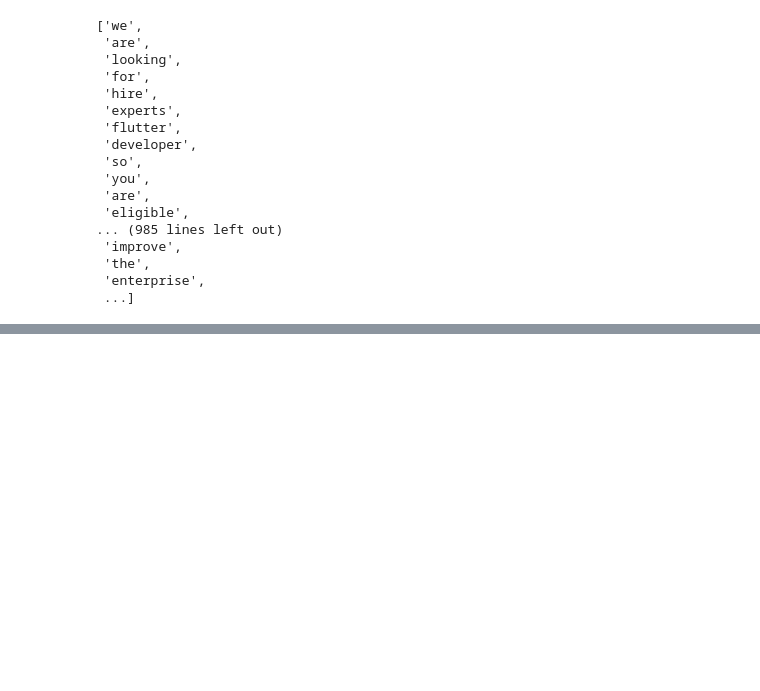
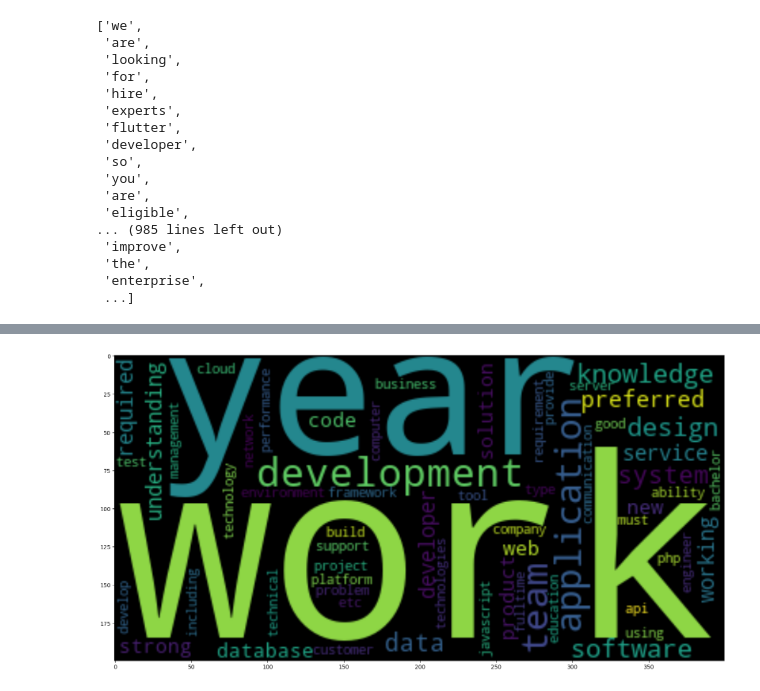
Before and after one commit to senghok510/Resume_matching, a Jupyter notebook: notebooks/data_preprocessing.ipynb, the cells around one changed output, grey strips where cells are left out. Drawn from its saved outputs; the diff is of its cells as text; code cells hidden in the pictures; blank space fills up the shorter version.

```diff
--- a/notebooks/data_preprocessing.ipynb
+++ b/notebooks/data_preprocessing.ipynb
@@ -462,6 +501,28 @@ Least Frequent Word(s):
 print("sciencetechnical in tokens:", 'sciencetechnical' in resume_tokens)
 # %% [output]
 sciencetechnical in tokens: True
+# %%
+import spacy
+
+# Load the English language model for lemmatization
+nlp = spacy.load('en_core_web_sm')
+nlp.max_length = 10000000
+
+# Function to lemmatize a list of tokens
+def lemmatize_tokens(tokens):
+    # Join tokens into a single string
+    text = ' '.join(tokens)
+    # Process the text with spaCy
+    doc = nlp(text)
+    # Extract lemmatized tokens
+    lemmatized_tokens = [token.lemma_ for token in doc]
+    return ' '.join(lemmatized_tokens)
+
+# Apply lemmatization to resumes
+resume['lemmatized_resume'] = resume['cleaned_resume'].apply(lambda x: lemmatize_tokens(x.split()))
+
+# Apply lemmatization to job descriptions
+job['lemmatized_job'] = job['cleaned_job'].apply(lambda x: lemmatize_tokens(x.split()))
 # %%
 # Lemmatise the tokens
 import spacy
@@ -575,0 +621,3 @@ len(job_tokens)
+# %%
+job_tokens = [word for word in job_tokens if word not in stop_words]
+job_tokens[:15]
@@ -575,0 +642,14 @@ len(job_tokens)
+# %%
+from wordcloud import WordCloud
+wordcloudimage = WordCloud( font_step=2 ,
+max_font_size=500,
+collocations = False,
+
+collocation_threshold = 1
+).generate(" ".join(job_tokens))
+plt.figure(figsize=(25, 10))
+plt.imshow(wordcloudimage, interpolation='bilinear')
+# plt.axis("off")
+plt.show()
+# %% [output]
+[figure, added]
```
Also changed, not shown: parts of 34 cells of this notebook, 2 other files.
